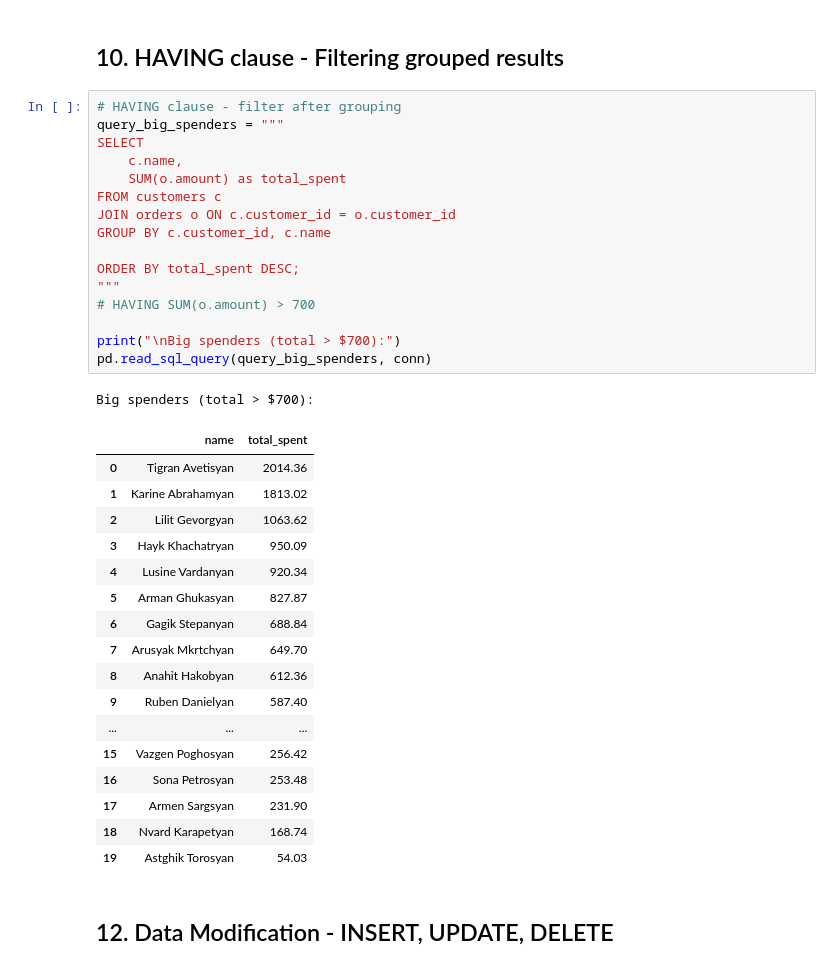
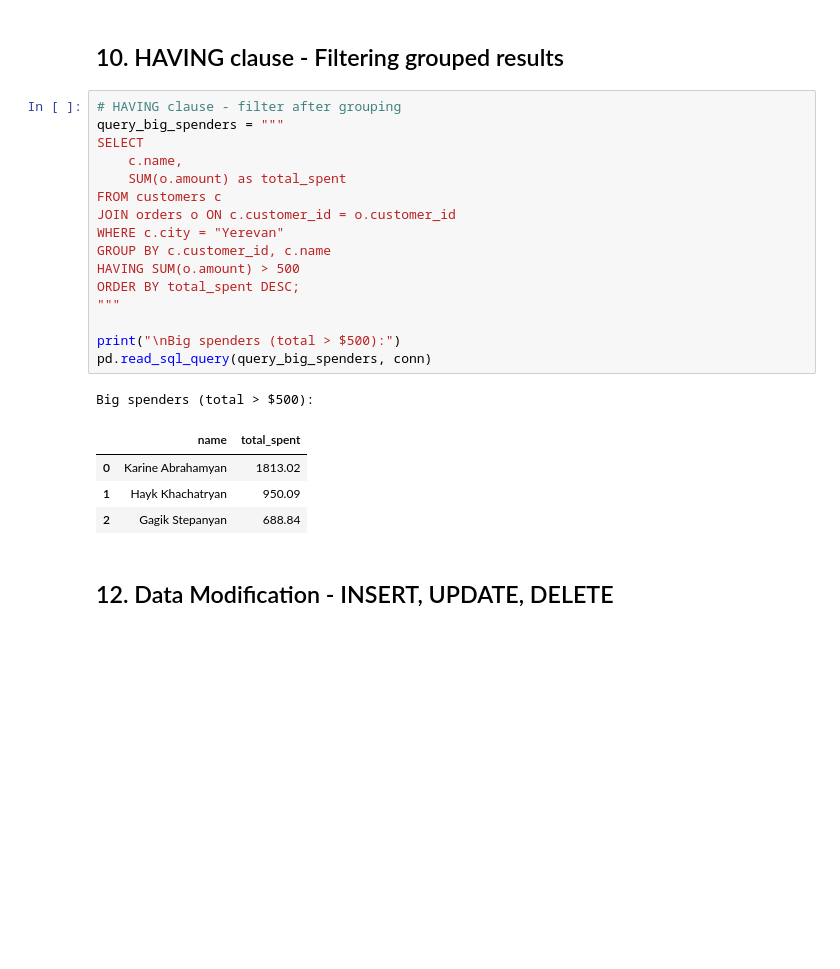
Before and after one commit to HaykTarkhanyan/python_math_ml_course, a Jupyter notebook: python_libs/12_dbs.ipynb, the cells around one changed output. Saved outputs shown, nothing was run; the diff lists cells and outputs as text; blank space fills up the shorter version.

```diff
--- a/python_libs/12_dbs.ipynb
+++ b/python_libs/12_dbs.ipynb
@@ -842,38 +853,25 @@ SQL Result:
 # %%
 # HAVING clause - filter after grouping
 query_big_spenders = """
 SELECT
     c.name,
     SUM(o.amount) as total_spent
 FROM customers c
 JOIN orders o ON c.customer_id = o.customer_id
+WHERE c.city = "Yerevan"
 GROUP BY c.customer_id, c.name
-
+HAVING SUM(o.amount) > 500
 ORDER BY total_spent DESC;
 """
-# HAVING SUM(o.amount) > 700
 
-print("\nBig spenders (total > $700):")
+print("\nBig spenders (total > $500):")
 pd.read_sql_query(query_big_spenders, conn)
 # %% [output]
-Big spenders (total > $700):
+Big spenders (total > $500):
 |  | name | total_spent |
-| 0 | Tigran Avetisyan | 2014.36 |
-| 1 | Karine Abrahamyan | 1813.02 |
-| 2 | Lilit Gevorgyan | 1063.62 |
-| 3 | Hayk Khachatryan | 950.09 |
-| 4 | Lusine Vardanyan | 920.34 |
-| 5 | Arman Ghukasyan | 827.87 |
-| 6 | Gagik Stepanyan | 688.84 |
-| 7 | Arusyak Mkrtchyan | 649.70 |
-| 8 | Anahit Hakobyan | 612.36 |
-| 9 | Ruben Danielyan | 587.40 |
-| ... | ... | ... |
-| 15 | Vazgen Poghosyan | 256.42 |
-| 16 | Sona Petrosyan | 253.48 |
-| 17 | Armen Sargsyan | 231.90 |
-| 18 | Nvard Karapetyan | 168.74 |
-| 19 | Astghik Torosyan | 54.03 |
+| 0 | Karine Abrahamyan | 1813.02 |
+| 1 | Hayk Khachatryan | 950.09 |
+| 2 | Gagik Stepanyan | 688.84 |
 # %% [markdown]
 ## 12. Data Modification - INSERT, UPDATE, DELETE
 # %% [markdown]
```
Also changed, not shown: parts of 15 cells of this notebook, 6 other files.
